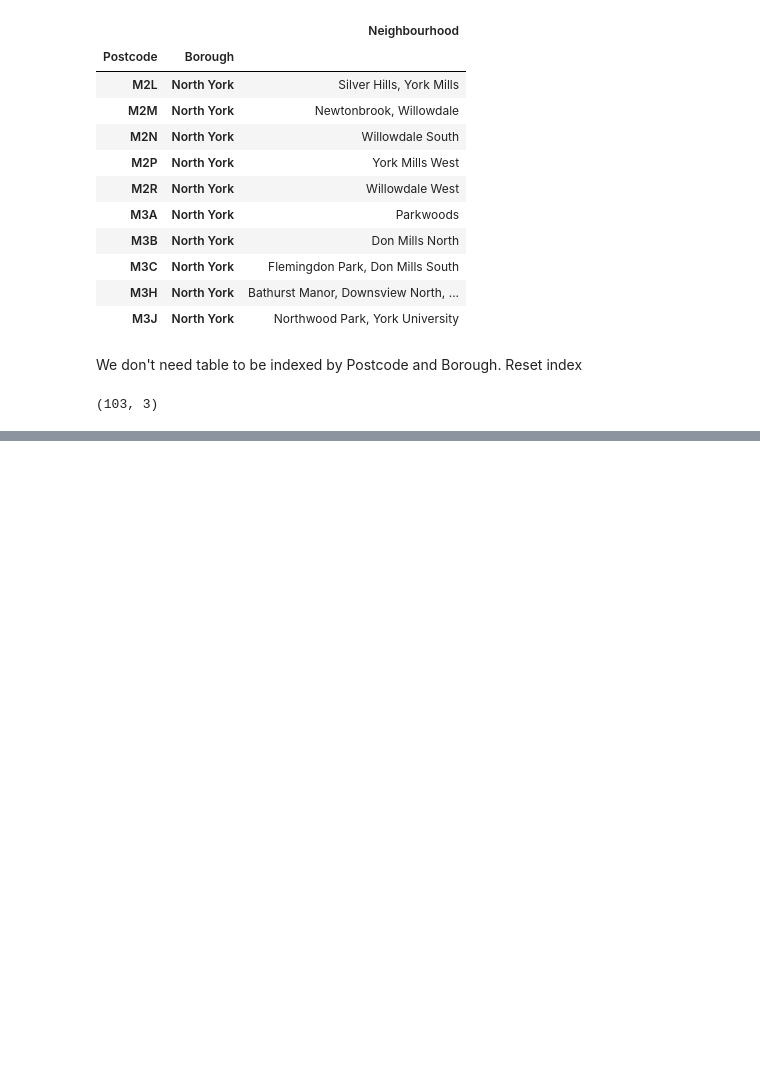
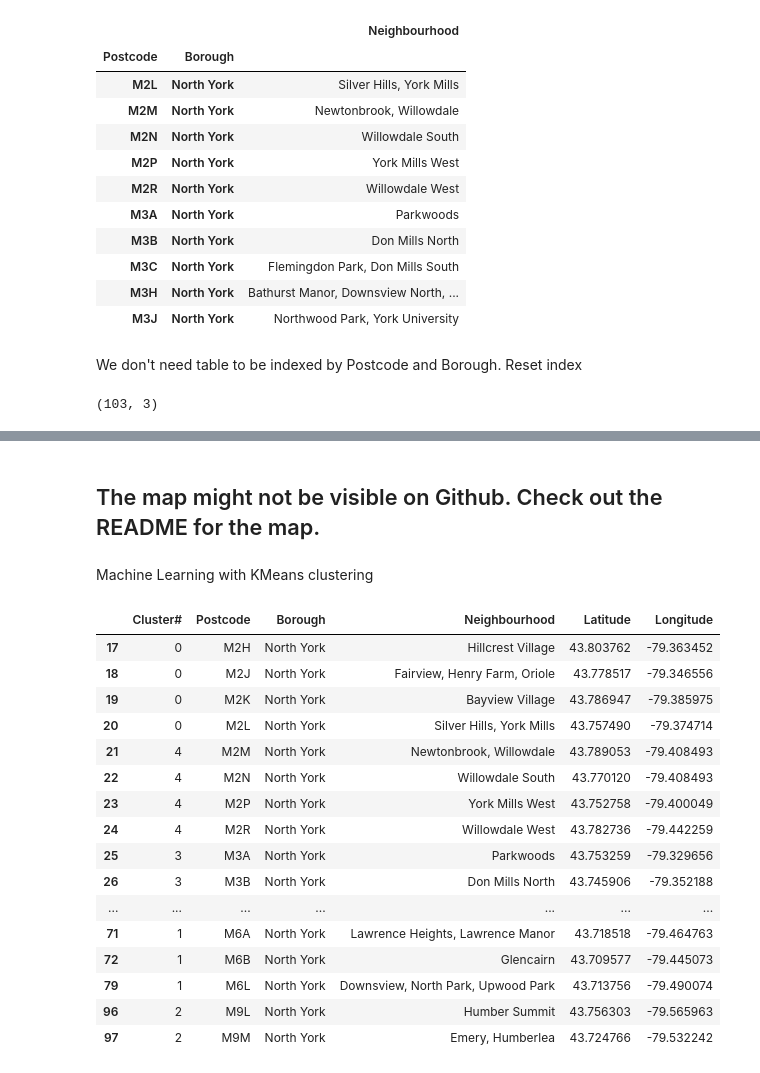
Before and after one commit to lorrainedr/Coursera_Capstone, a Jupyter notebook: Capstone Project Week 3.ipynb, the cells around one changed output, grey strips where cells are left out. Drawn from its saved outputs; the diff is of its cells as text; code cells hidden in the pictures; blank space fills up the shorter version.

```diff
--- a/Capstone Project Week 3.ipynb
+++ b/Capstone Project Week 3.ipynb
@@ -64,0 +67,3 @@ df.shape
+# %%
+df_geo = pd.read_csv('https://cocl.us/Geospatial_data')
+df_geo[20:30]
@@ -64,0 +84,3 @@ df.shape
+# %%
+df=pd.merge(df, df_geo, left_on='Postcode', right_on='Postal Code').drop('Postal Code', axis=1)
+df[20:30]
@@ -64,0 +101,2 @@ df.shape
+# %%
+dfNorthYork = df[df['Borough']=='North York']
@@ -64,0 +144,31 @@ df.shape
+# %% [markdown]
+## The map might not be visible on Github. Check out the README for the map.
+# %% [markdown]
+Machine Learning with KMeans clustering
+# %%
+from sklearn.cluster import KMeans
+
+k=5
+clusters = dfNorthYork.drop(['Postcode','Borough','Neighbourhood'],1)
+kmeans = KMeans(n_clusters = k,random_state=0).fit(clusters)
+kmeans.labels_
+dfNorthYork.insert(0, 'Cluster#', kmeans.labels_)
+dfNorthYork
+# %% [output]
+|  | Cluster# | Postcode | Borough | Neighbourhood | Latitude | Longitude |
+| 17 | 0 | M2H | North York | Hillcrest Village | 43.803762 | -79.363452 |
+| 18 | 0 | M2J | North York | Fairview, Henry Farm, Oriole | 43.778517 | -79.346556 |
+| 19 | 0 | M2K | North York | Bayview Village | 43.786947 | -79.385975 |
+| 20 | 0 | M2L | North York | Silver Hills, York Mills | 43.757490 | -79.374714 |
+| 21 | 4 | M2M | North York | Newtonbrook, Willowdale | 43.789053 | -79.408493 |
+| 22 | 4 | M2N | North York | Willowdale South | 43.770120 | -79.408493 |
+| 23 | 4 | M2P | North York | York Mills West | 43.752758 | -79.400049 |
+| 24 | 4 | M2R | North York | Willowdale West | 43.782736 | -79.442259 |
+| 25 | 3 | M3A | North York | Parkwoods | 43.753259 | -79.329656 |
+| 26 | 3 | M3B | North York | Don Mills North | 43.745906 | -79.352188 |
+| ... | ... | ... | ... | ... | ... | ... |
+| 71 | 1 | M6A | North York | Lawrence Heights, Lawrence Manor | 43.718518 | -79.464763 |
+| 72 | 1 | M6B | North York | Glencairn | 43.709577 | -79.445073 |
+| 79 | 1 | M6L | North York | Downsview, North Park, Upwood Park | 43.713756 | -79.490074 |
+| 96 | 2 | M9L | North York | Humber Summit | 43.756303 | -79.565963 |
+| 97 | 2 | M9M | North York | Emery, Humberlea | 43.724766 | -79.532242 |
```
Also changed, not shown: parts of 12 cells of this notebook.
